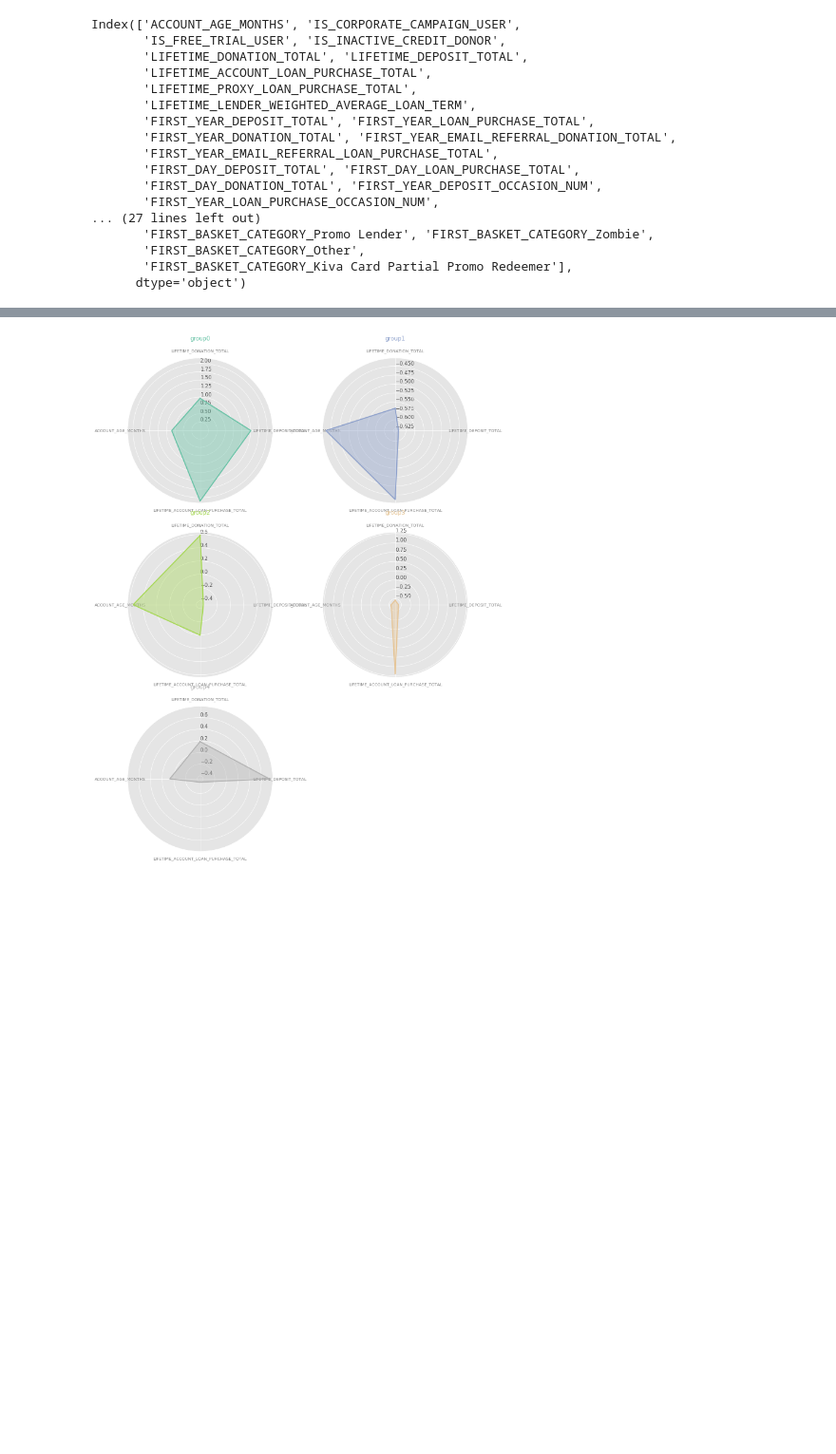
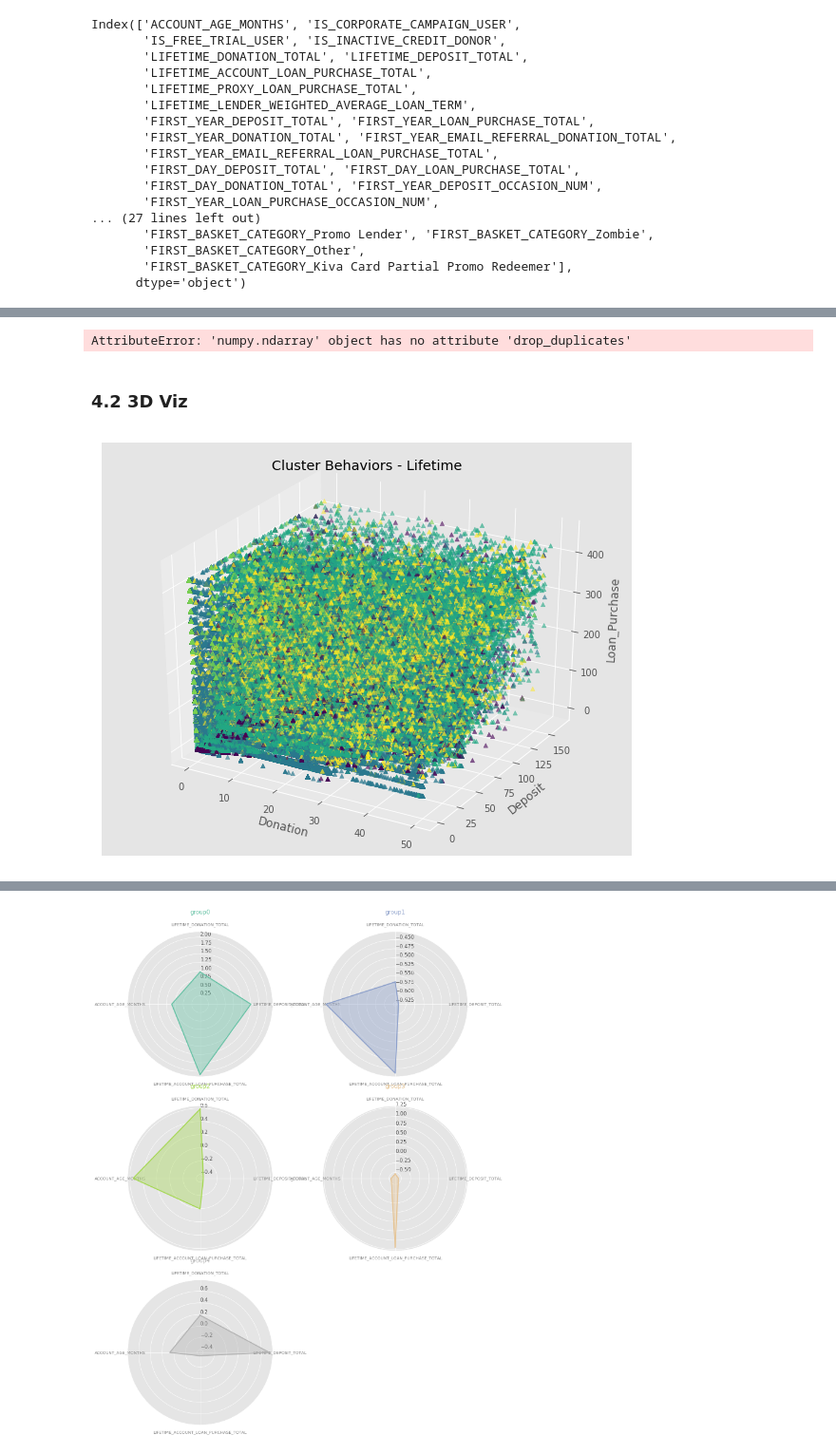
Before and after one commit to liyouzhang/Lender_Segmentations_Kiva, a Jupyter notebook: normal_drop_both_Kmeans.ipynb, the cells around one changed output, grey strips where cells are left out. Shown at 95% size. Saved outputs shown, nothing was run; the diff lists cells and outputs as text; code cells hidden in the pictures; blank space fills up the shorter version.

```diff
--- a/normal_drop_both_Kmeans.ipynb
+++ b/normal_drop_both_Kmeans.ipynb
@@ -141,0 +246,15 @@ Index(['ACCOUNT_AGE_MONTHS', 'IS_CORPORATE_CAMPAIGN_USER',
+# %%
+parallel_coordinates(ndf_ww[['FIRST_DAY_DONATION_TOTAL',
+       'FIRST_DAY_DEPOSIT_TOTAL', 'FIRST_DAY_LOAN_PURCHASE_TOTAL']].values, ndf_ww['clustering_6d'].values, colormap=plt.get_cmap("Set2"))
+plt.show()
+# %% [output]
+AttributeError: 'numpy.ndarray' object has no attribute 'drop_duplicates'
+# %% [markdown]
+
+
+### 4.2 3D Viz
+# %%
+plot_3D_kmeans(ndf_ww[['LIFETIME_DONATION_TOTAL',
+       'LIFETIME_DEPOSIT_TOTAL', 'LIFETIME_ACCOUNT_LOAN_PURCHASE_TOTAL']].values,ndf_ww['clustering_6d'],"Donation","Deposit","Loan_Purchase","Cluster Behaviors - Lifetime")
+# %% [output]
+[figure, added]
```
Also changed, not shown: parts of 38 cells of this notebook, 1 other file.
